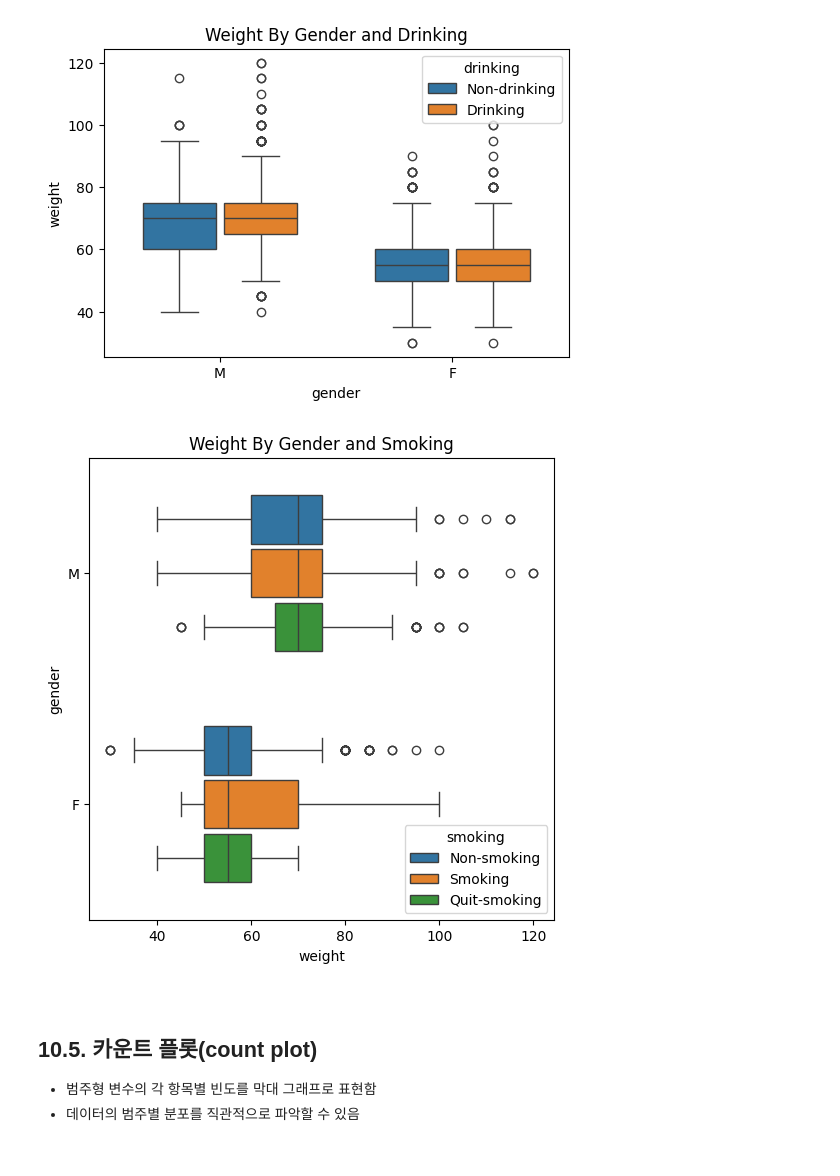
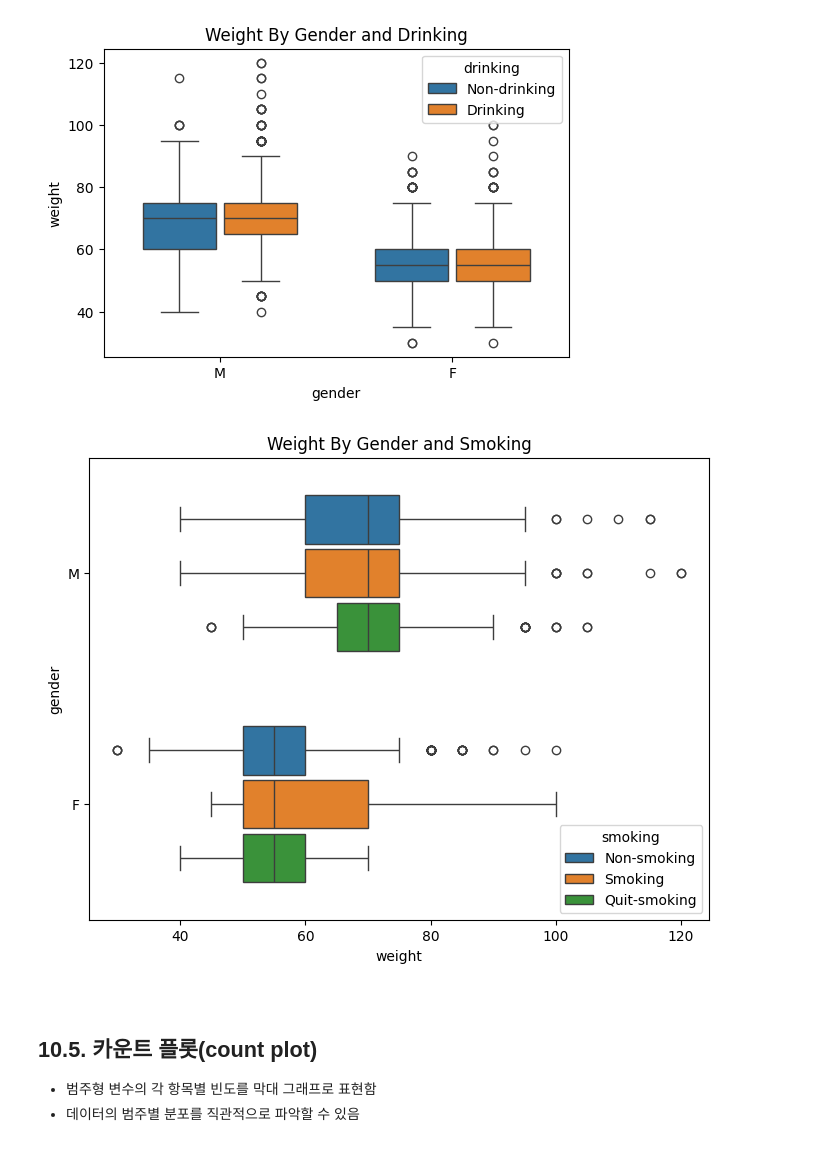
Before and after one commit to stat6503/pw2025s, a Jupyter notebook: 10_seaborn.ipynb, the cells around one changed output. Cells and saved outputs as stored; diff of their text form; code cells hidden in the pictures.

```diff
--- a/10_seaborn.ipynb
+++ b/10_seaborn.ipynb
@@ -198,12 +198,12 @@ plt.show()
 [figure]
 # %%
 # 상자그림2 : 성별 및 흡연 상태에 따른 몸무게 분포
-plt.figure(figsize=(6, 6))
+plt.figure(figsize=(8, 6))
 plt.title('Weight By Gender and Smoking')
 sns.boxplot(x='weight', y='gender', hue='smoking', width=0.7, gap=0.1, data=data6, orient='h')
 plt.show()
 # %% [output]
-[figure, old version]
+[figure, new version]
 # %% [markdown]
 <br>
 
```
Also changed, not shown: parts of 1 cell of this notebook, 32 other files.
